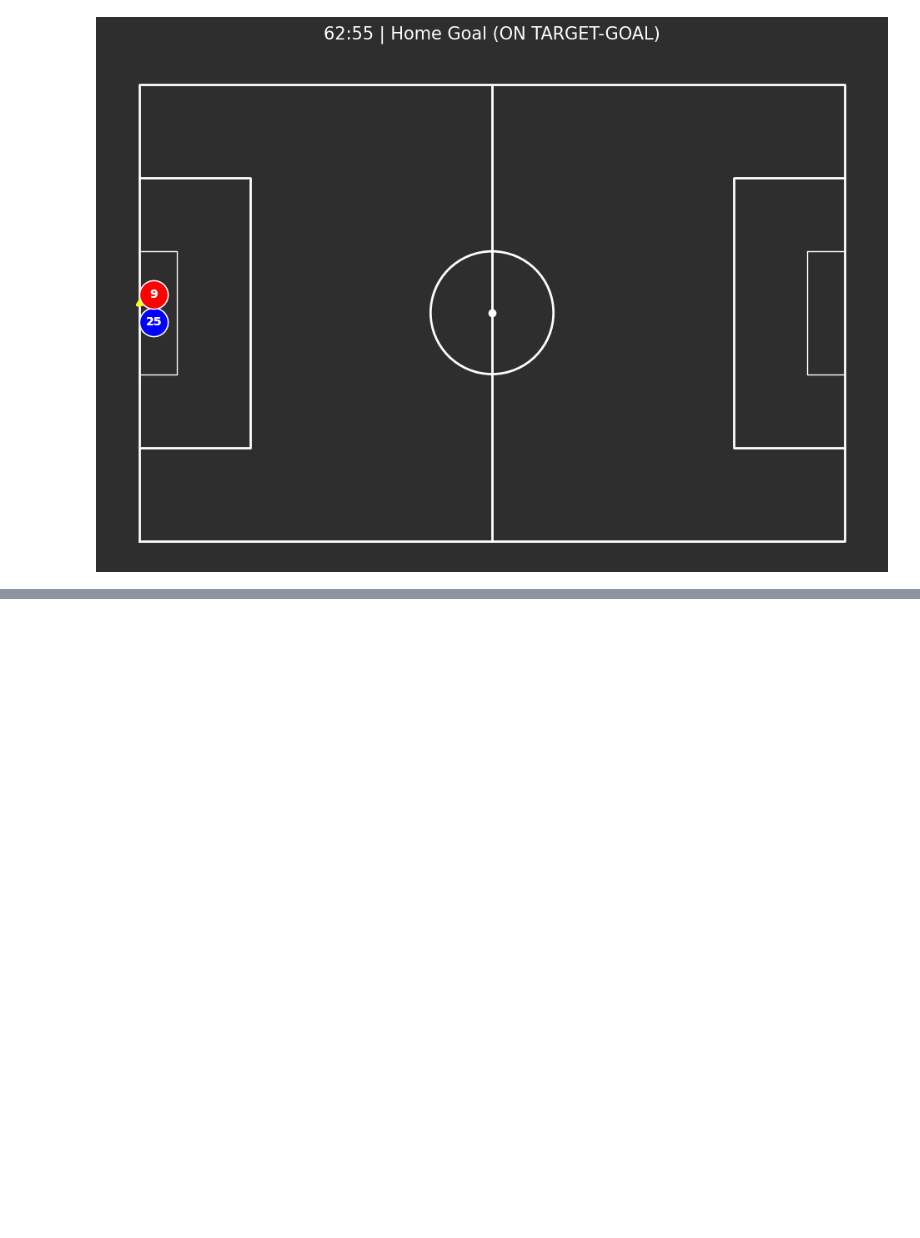
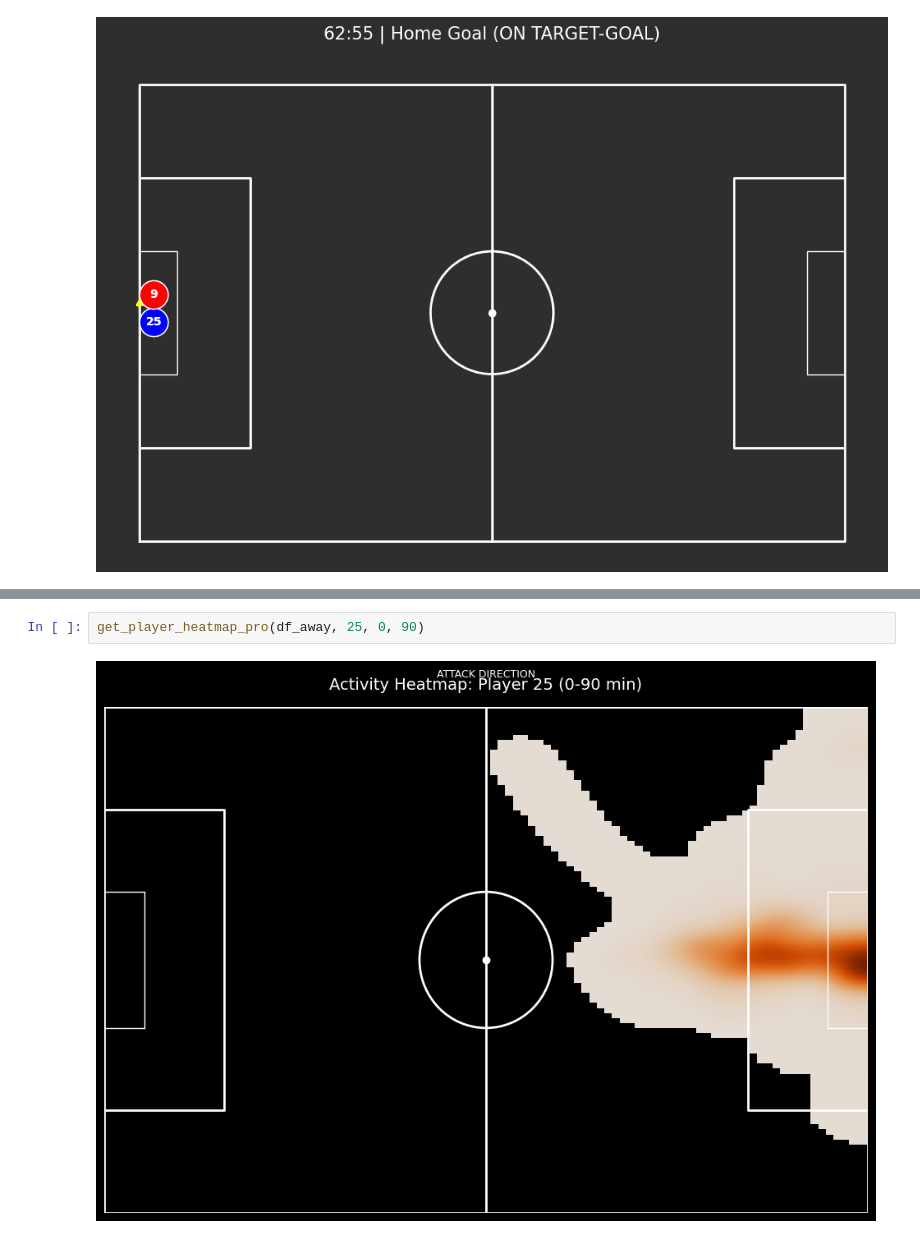
Before and after one commit to sandeep-dgn/Football_DataAnalysis_2, a Jupyter notebook: visualization.ipynb, the cells around one changed output, grey strips where cells are left out. Drawn from its saved outputs; the diff is of its cells as text; blank space fills up the shorter version.

```diff
--- a/visualization.ipynb
+++ b/visualization.ipynb
@@ -187,0 +340,4 @@ for goal_idx in goal_indices:
+# %%
+get_player_heatmap_pro(df_away, 25, 0, 90)
+# %% [output]
+[figure, added]
```
Also changed, not shown: parts of 5 cells of this notebook.
